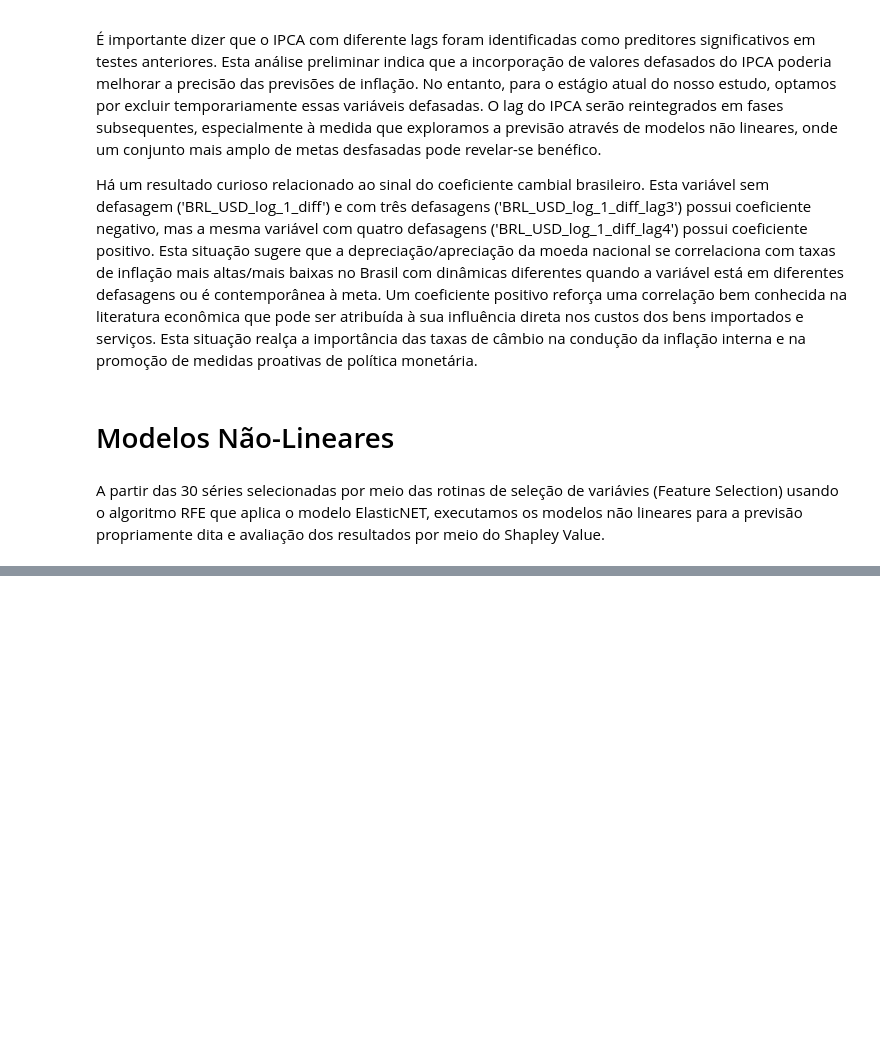
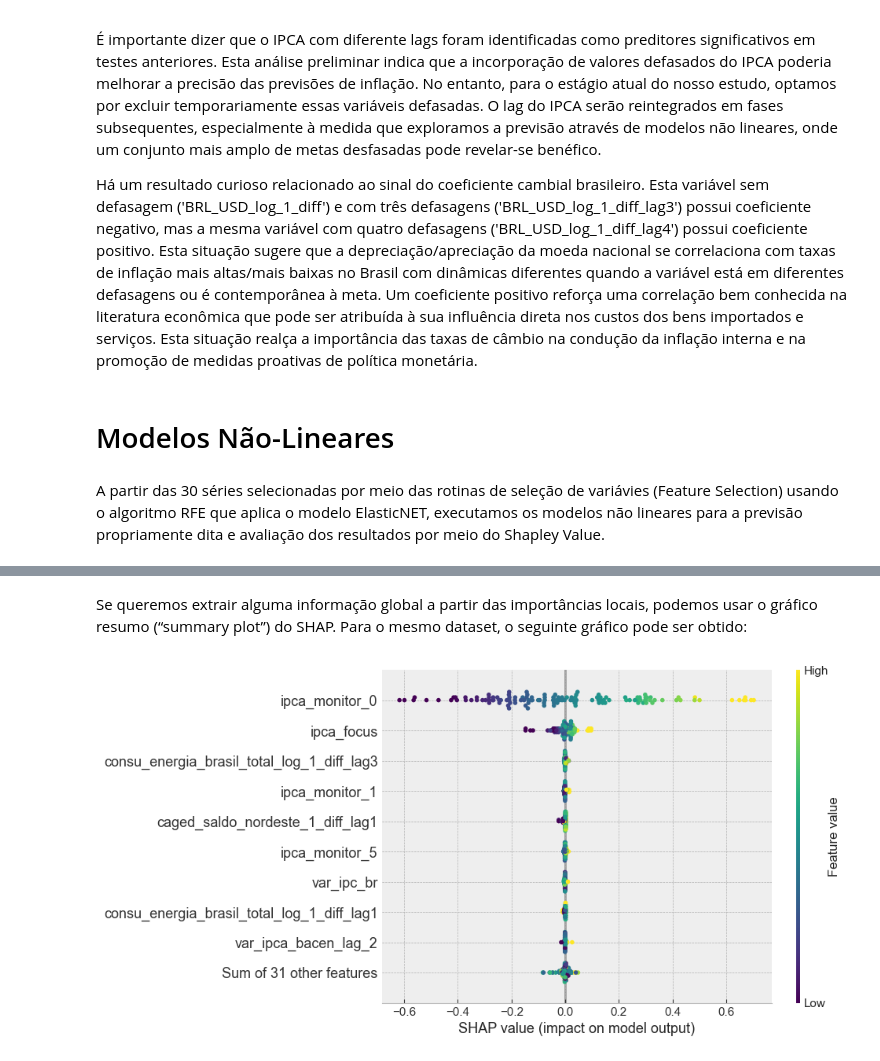
Before and after one commit to flpgp/inflation_forecast_integration, a Jupyter notebook: Feature_Selection_Feature_Importance_BB/elasticnet_RFE.ipynb, the cells around one changed output, grey strips where cells are left out. Drawn from its saved outputs; the diff is of its cells as text; code cells hidden in the pictures; blank space fills up the shorter version.

```diff
--- a/Feature_Selection_Feature_Importance_BB/elasticnet_RFE.ipynb
+++ b/Feature_Selection_Feature_Importance_BB/elasticnet_RFE.ipynb
@@ -742,0 +802,23 @@ plt.show()
+# %%
+#del df
+
+arquivo = "F:/Educacao/Pós Graduações e Graduações/Mestrado UNB/dissertacao/inflation_forecast_integration/03.feature_selection/dados.csv"
+
+# importa dados
+df = pd.read_csv(arquivo)
+
+# define variável dependente
+target = "var_ipca_bacen"
+
+# drop unamed column
+df = df.dropna(axis=1, how='all')
+
+# preprocessamento
+# cria index de tempo no dataframe do pandas
+df['data'] = pd.to_datetime(df['data'])
+df = df.set_index('data')
+df = df.asfreq(pd.infer_freq(df.index))
+
+# Merge the two dataframes based on the index (date)
+df = pd.merge(df, ipca, left_index=True, right_index=True, how='outer')
+df.to_csv("ok.csv")
@@ -742,0 +892,6 @@ plt.show()
+# %% [markdown]
+Se queremos extrair alguma informação global a partir das importâncias locais, podemos usar o gráfico resumo (“summary plot”) do SHAP. Para o mesmo dataset, o seguinte gráfico pode ser obtido:
+# %%
+shap.plots.beeswarm(shap_values, color=plt.get_cmap('viridis'))
+# %% [output]
+[figure, added]
```
Also changed, not shown: parts of 57 cells of this notebook.
